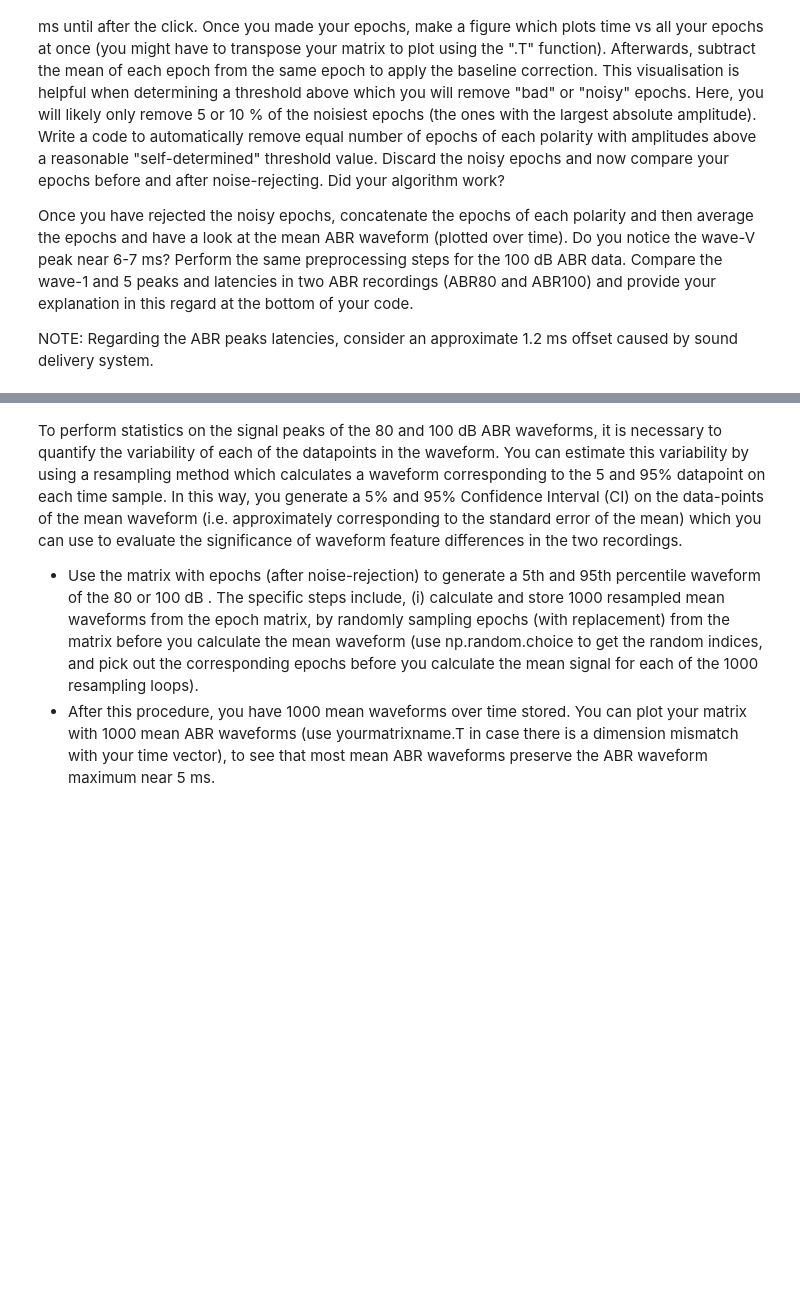
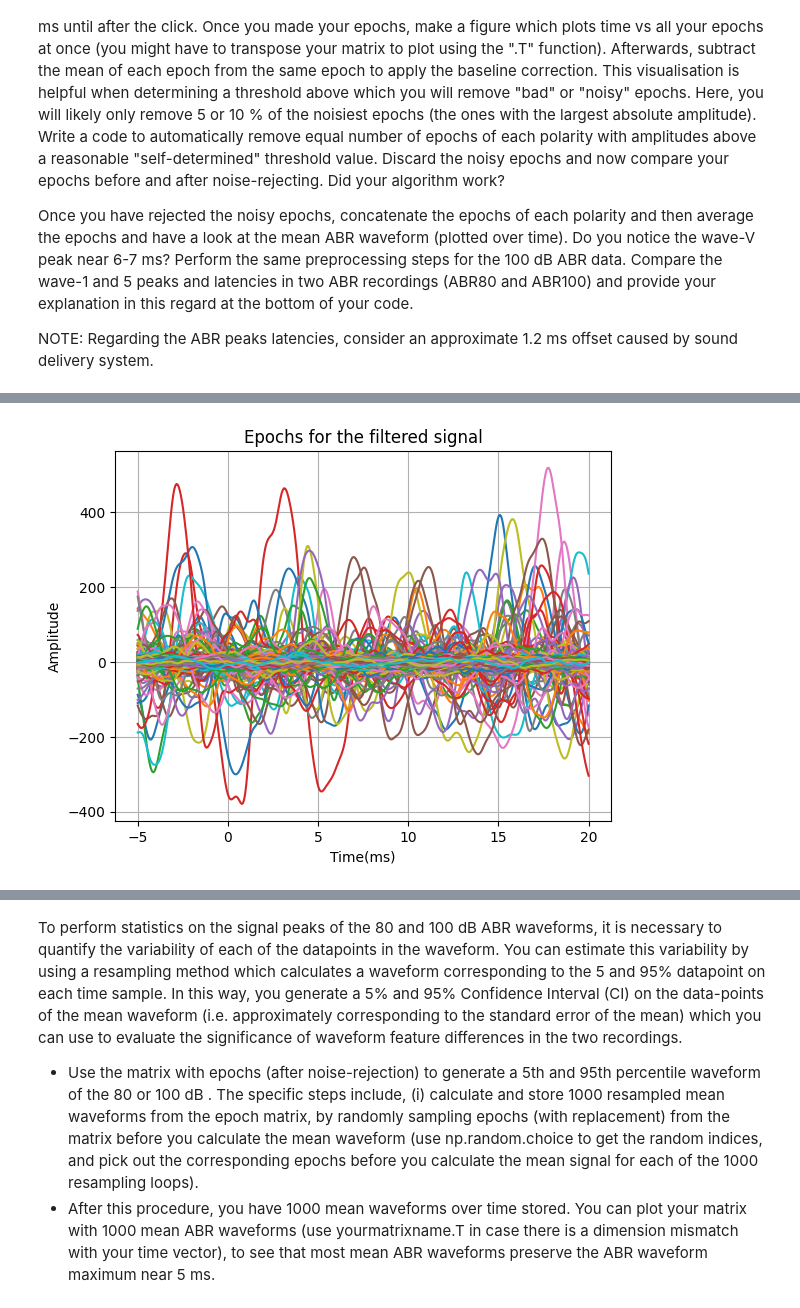
Before and after one commit to cesarz10/Auditory-computation, a Jupyter notebook: AudCompLab2_2022/Exercise_2022.ipynb, the cells around one changed output, grey strips where cells are left out. Saved outputs shown, nothing was run; the diff lists cells and outputs as text; code cells hidden in the pictures; blank space fills up the shorter version.

```diff
--- a/AudCompLab2_2022/Exercise_2022.ipynb
+++ b/AudCompLab2_2022/Exercise_2022.ipynb
@@ -292,0 +182,88 @@ epochs after denoising - 10%: (2700, 408)
+# %%
+'''
+- Do you notice the wave-V peak near 6-7ms?, provide your explanation in this regard at the bottom of your code
+
+        -- Regarding the ABR peaks latencies, consider an approximate 1.2ms offset caused by sound delivery system --
+'''
+
+print(f"fs: {FS}")
+FSm = FS / 1000
+nsamples_epoch = (25*FSm)-1 # int is 410
+print(f"# of samples in an epoch: {nsamples_epoch}")
+
+epochs = np.zeros([len(indx_80), int(nsamples_epoch)]) # rows x columns -> len(indx) x samples
+time_epoch = np.linspace(-5, 20, 408)
+
+print(f"shape epochs: {epochs.shape}") # 3000 triggers, 410 samples in 25ms
+
+# creating epochs matrix
+for i in range(len(indx_80)):
+    click = indx_80[i]
+    epochs[i] = Filtered_sig_80[click - int(5*FSm): click + int(20*FSm)] # from (click - 5ms) to (click + 20ms)
+    plt.plot(time_epoch, epochs[i])
+plt.xlabel("Time(ms)")
+plt.ylabel("Amplitude")
+plt.title("Epochs for the filtered signal")
+plt.grid()
+plt.show()
+
+
+# baseline correction for each epoch
+epochs_baseline = [(epoch - np.mean(epoch)) for epoch in epochs]
+
+# plotting every epoch (baseline)
+for i in range(len(epochs)):
+    plt.plot(time_epoch, epochs_baseline[i])
+
+plt.title("Epochs - Baseline correction")
+plt.xlabel("Time(ms)")
+plt.ylabel("Amplitude")
+plt.grid()
+plt.show()
+
+
+# Denoising algorithm
+def denoise(epochs, denoise_size):
+    n_epochs = np.array(epochs).shape[0] # 3000 epochs
+
+    sum_epochs = np.zeros(n_epochs)
+    # summation of every epoch to categorize into the 10% epochs with highest abs amplitudes
+    for i in range(n_epochs):
+        sum_epochs[i] = np.sum(np.abs(epochs[i][:]))
+
+    sorted_sum_epochs = np.array(np.argsort(sum_epochs))[::-1] # sort in descending order -> want to see indices for the noisiest epochs
+    to_delete = sorted_sum_epochs[ : int(n_epochs * denoise_size)] # indices of 10% noisiest epochs
+
+    # removing noisy epochs
+    denoised_epochs_80 = []
+    for i in range(n_epochs):
+        if i in to_delete: # if the index is in the list of indices to delete, just go to the next epoch
+            continue
+        denoised_epochs_80.append(epochs[i]) # if the epoch is not on the list "to delete" then it's a good value, append it
+
+    return denoised_epochs_80
+
+
+denoised_epochs_80 = denoise(epochs_baseline, 0.1)
+
+# plotting every epoch (baseline)
+for i in range(len(denoised_epochs_80)):
+    plt.plot(time_epoch, denoised_epochs_80[i])
+
+plt.title("Epochs - 10% denoise")
+plt.xlabel("Time(ms)")
+plt.ylabel("Amplitude")
+plt.grid()
+plt.show()
+
+print(f"epochs after denoising - 10%: {np.array(denoised_epochs_80).shape}") # 2700 remaining epochs
+
+ABR_80 = np.mean(denoised_epochs_80, axis=0)
+
+plt.plot(time_epoch, ABR_80)
+plt.title('ABR for the filtered signal - 80dB (10% denoiose)')
+plt.xlabel('Time(ms)')
+plt.ylabel('Voltage [mV]')
+plt.grid()
+plt.show()
+# %% [output]
@@ -292,0 +273 @@ epochs after denoising - 10%: (2700, 408)
+[figure, added]
```
Also changed, not shown: parts of 16 cells of this notebook.
